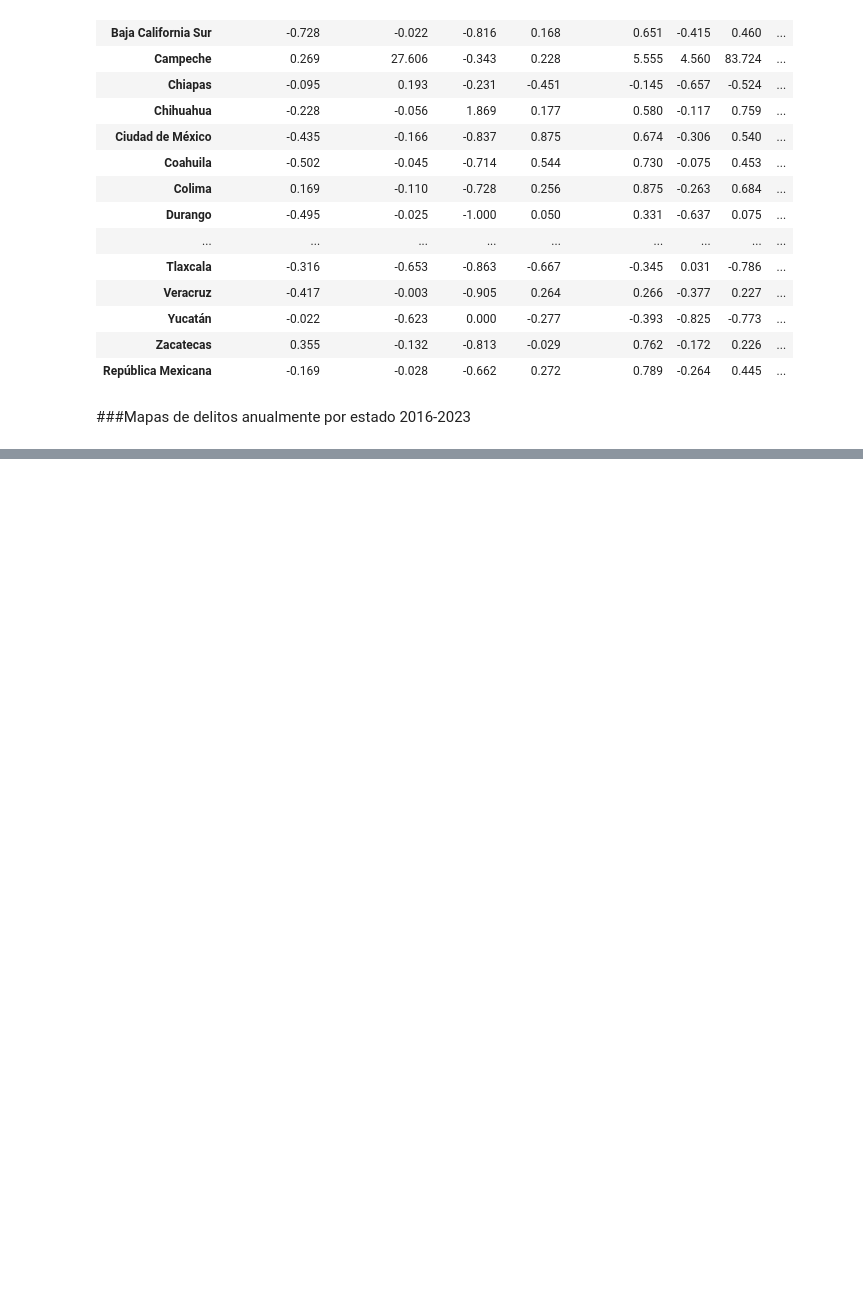
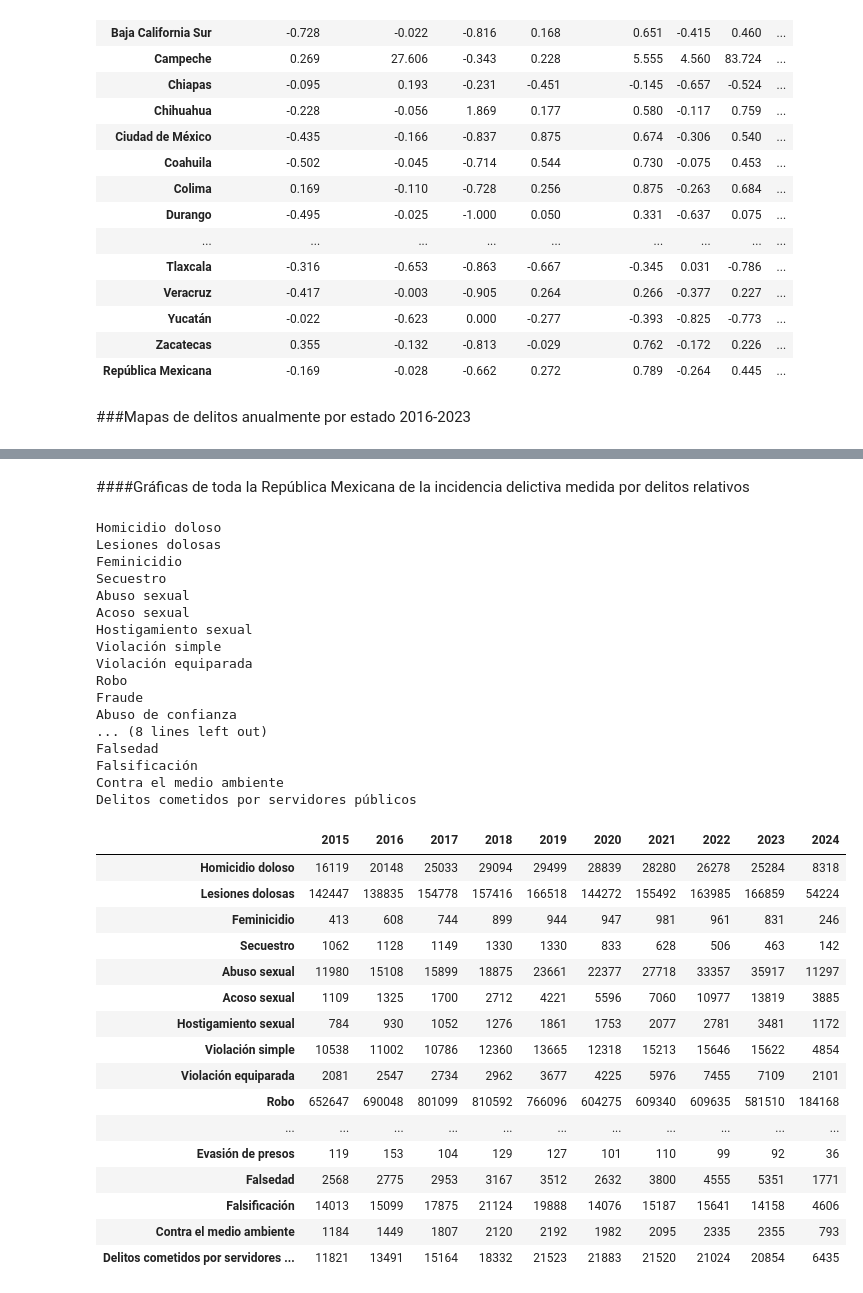
Before and after one commit to DiegoVillatoro/analisis-incidencia-delictiva-por-entidades, a Jupyter notebook: Mapa_delitos_México.ipynb, the cells around one changed output, grey strips where cells are left out. Saved outputs shown, nothing was run; the diff lists cells and outputs as text; code cells hidden in the pictures; blank space fills up the shorter version.

```diff
--- a/Mapa_delitos_México.ipynb
+++ b/Mapa_delitos_México.ipynb
@@ -1215,0 +1218,11 @@ for i, delito in enumerate(delitos):
+# %%
+from PIL import Image, ImageDraw, ImageFont
+delitos = ['Homicidio doloso', 'Lesiones dolosas','Feminicidio',
+       'Secuestro', 'Abuso sexual', 'Acoso sexual', 'Hostigamiento sexual',
+       'Violación simple', 'Violación equiparada', 'Robo', 'Fraude', 'Abuso de confianza', 'Extorsión',
+       'Daño a la propiedad', 'Violencia familiar',
+       'Trata de personas', 'Narcomenudeo', 'Amenazas', 'Allanamiento de morada',
+       'Evasión de presos', 'Falsedad', 'Falsificación', 'Contra el medio ambiente',
+       'Delitos cometidos por servidores públicos']
+
+len(delitos)
@@ -1215,0 +1309,66 @@ for i, delito in enumerate(delitos):
+# %% [markdown]
+####Gráficas de toda la República Mexicana de la incidencia delictiva medida por delitos relativos
+# %%
+df_republica = pd.DataFrame(columns = str(range(2015, 2025)))
+i=0
+for delito in delitos:
+  print(delito)
+  df_delito = pd.DataFrame()
+  for entidad in entidades:
+    if delito=='Robo':
+      df_temp = df_delitos_base_completa.loc[np.logical_and(df_delitos_base_completa['Entidad'] == entidad,
+                                                          df_delitos_base_completa['Tipo de delito'] == delito)]
+    else:
+      df_temp = df_delitos_base_completa.loc[np.logical_and(df_delitos_base_completa['Entidad'] == entidad,
+                                                          df_delitos_base_completa['Subtipo de delito'] == delito)]
+    delitos_anual = pd.to_numeric(df_temp['Enero'])+pd.to_numeric(df_temp['Febrero'])+pd.to_numeric(df_temp['Marzo']) \
+                            +pd.to_numeric(df_temp['Abril'])+pd.to_numeric(df_temp['Mayo'])+pd.to_numeric(df_temp['Junio']) \
+                            +pd.to_numeric(df_temp['Julio'])+pd.to_numeric(df_temp['Agosto'])+pd.to_numeric(df_temp['Septiembre']) \
+                            +pd.to_numeric(df_temp['Octubre'])+pd.to_numeric(df_temp['Noviembre'])+pd.to_numeric(df_temp['Diciembre'])
+
+    df_temp.insert(21, "Delitos Anuales", delitos_anual, True) #insertar como ultima columna
+    df_temp = df_temp[['Año','Delitos Anuales']]
+    df_temp = df_temp.groupby('Año').sum().transpose()
+    df_temp = df_temp.rename(index={'Delitos Anuales': entidad})
+    df_delito = pd.concat([df_delito, df_temp])
+
+  df_delito.index.name = 'Estado'
+  df_delito.columns.name = None
+  df_delito.loc["República Mexicana"] = df_delito.sum()
+  df_republica.loc[delito]=list(df_delito.loc["República Mexicana"])
+df_republica
+# %% [output]
+Homicidio doloso
+Lesiones dolosas
+Feminicidio
+Secuestro
+Abuso sexual
+Acoso sexual
+Hostigamiento sexual
+Violación simple
+Violación equiparada
+Robo
+Fraude
+Abuso de confianza
+... (8 lines left out)
+Falsedad
+Falsificación
+Contra el medio ambiente
+Delitos cometidos por servidores públicos
+|  | 2015 | 2016 | 2017 | 2018 | 2019 | 2020 | 2021 | 2022 | 2023 | 2024 |
+| Homicidio doloso | 16119 | 20148 | 25033 | 29094 | 29499 | 28839 | 28280 | 26278 | 25284 | 8318 |
+| Lesiones dolosas | 142447 | 138835 | 154778 | 157416 | 166518 | 144272 | 155492 | 163985 | 166859 | 54224 |
+| Feminicidio | 413 | 608 | 744 | 899 | 944 | 947 | 981 | 961 | 831 | 246 |
+| Secuestro | 1062 | 1128 | 1149 | 1330 | 1330 | 833 | 628 | 506 | 463 | 142 |
+| Abuso sexual | 11980 | 15108 | 15899 | 18875 | 23661 | 22377 | 27718 | 33357 | 35917 | 11297 |
+| Acoso sexual | 1109 | 1325 | 1700 | 2712 | 4221 | 5596 | 7060 | 10977 | 13819 | 3885 |
+| Hostigamiento sexual | 784 | 930 | 1052 | 1276 | 1861 | 1753 | 2077 | 2781 | 3481 | 1172 |
+| Violación simple | 10538 | 11002 | 10786 | 12360 | 13665 | 12318 | 15213 | 15646 | 15622 | 4854 |
+| Violación equiparada | 2081 | 2547 | 2734 | 2962 | 3677 | 4225 | 5976 | 7455 | 7109 | 2101 |
+| Robo | 652647 | 690048 | 801099 | 810592 | 766096 | 604275 | 609340 | 609635 | 581510 | 184168 |
+| ... | ... | ... | ... | ... | ... | ... | ... | ... | ... | ... |
+| Evasión de presos | 119 | 153 | 104 | 129 | 127 | 101 | 110 | 99 | 92 | 36 |
+| Falsedad | 2568 | 2775 | 2953 | 3167 | 3512 | 2632 | 3800 | 4555 | 5351 | 1771 |
+| Falsificación | 14013 | 15099 | 17875 | 21124 | 19888 | 14076 | 15187 | 15641 | 14158 | 4606 |
+| Contra el medio ambiente | 1184 | 1449 | 1807 | 2120 | 2192 | 1982 | 2095 | 2335 | 2355 | 793 |
+| Delitos cometidos por servidores ... | 11821 | 13491 | 15164 | 18332 | 21523 | 21883 | 21520 | 21024 | 20854 | 6435 |
```
Also changed, not shown: parts of 4 cells of this notebook.
